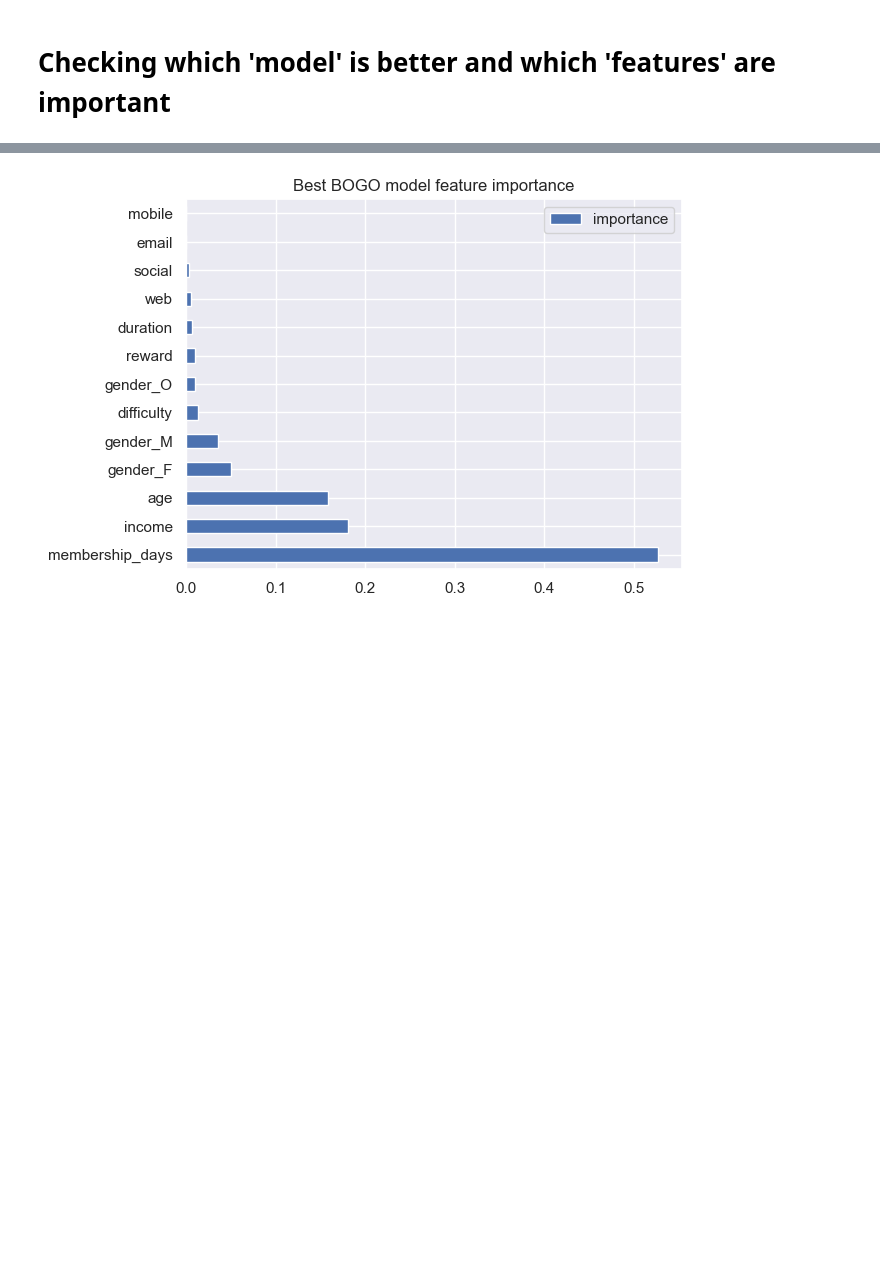
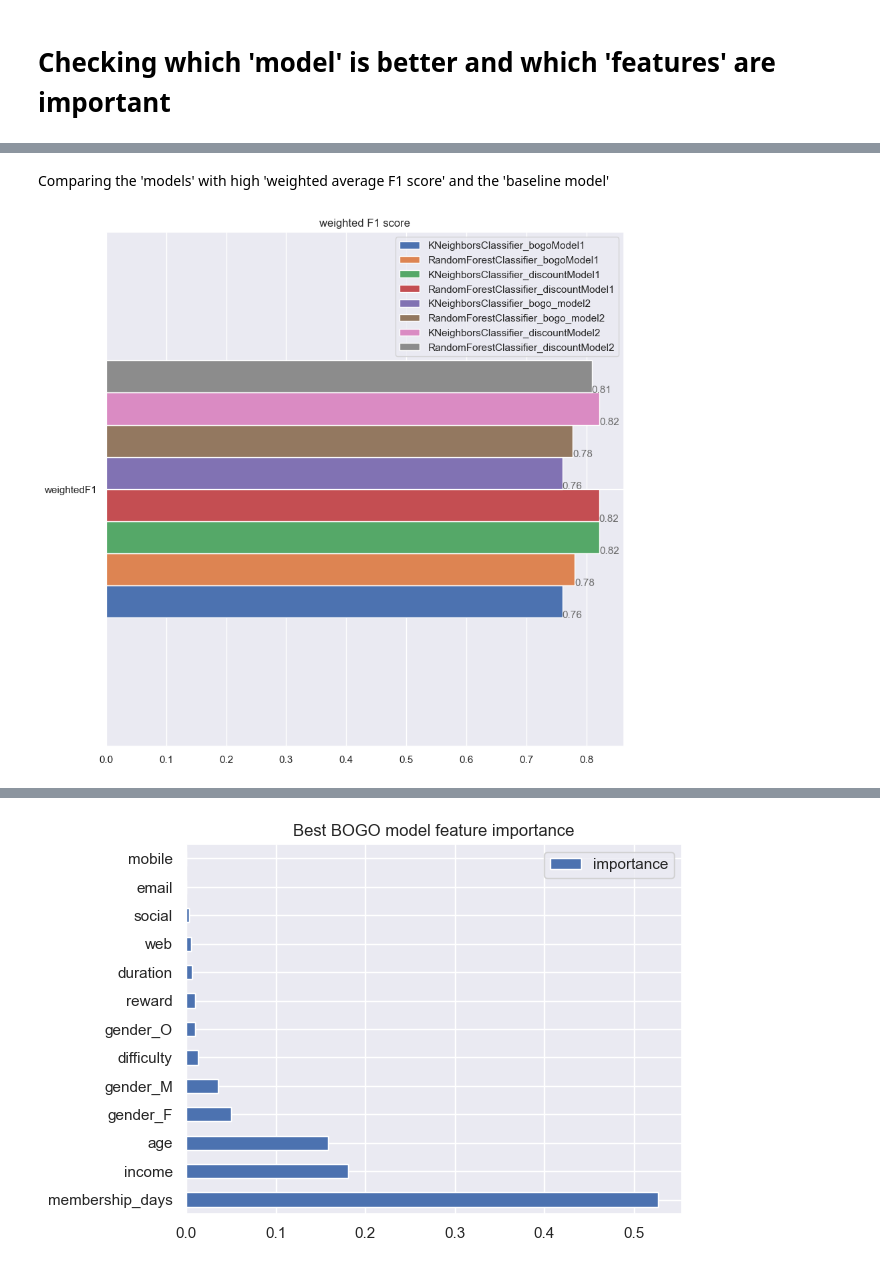
Before and after one commit to wire2coder/starbucks-data-uda, a Jupyter notebook: capstone4.ipynb, the cells around one changed output, grey strips where cells are left out. Cells and saved outputs as stored; diff of their text form; code cells hidden in the pictures; blank space fills up the shorter version.

```diff
--- a/capstone4.ipynb
+++ b/capstone4.ipynb
@@ -1374,0 +1465,14 @@ best1
+# %% [markdown]
+Comparing the 'models' with high 'weighted average F1 score' and the 'baseline model'
+# %%
+ax = results.loc[['weightedF1']].plot(kind='barh', title='weighted F1 score', figsize=(10, 10))
+ax.legend(loc='upper right')
+
+# goes through each bar (patch) in the plot, and places a text at the position of the bar.
+# text is the width of the bar (which corresponds to the value) rounded to 2 decimal places.
+for i in ax.patches:
+    # get_width pulls left or right; get_y pushes up or down
+    ax.text(i.get_width(), i.get_y(), \
+            str(round((i.get_width()), 2)), fontsize=11, color='dimgrey')
+# %% [output]
+[figure, added]
```
Also changed, not shown: parts of 37 cells of this notebook, 2 other files.
